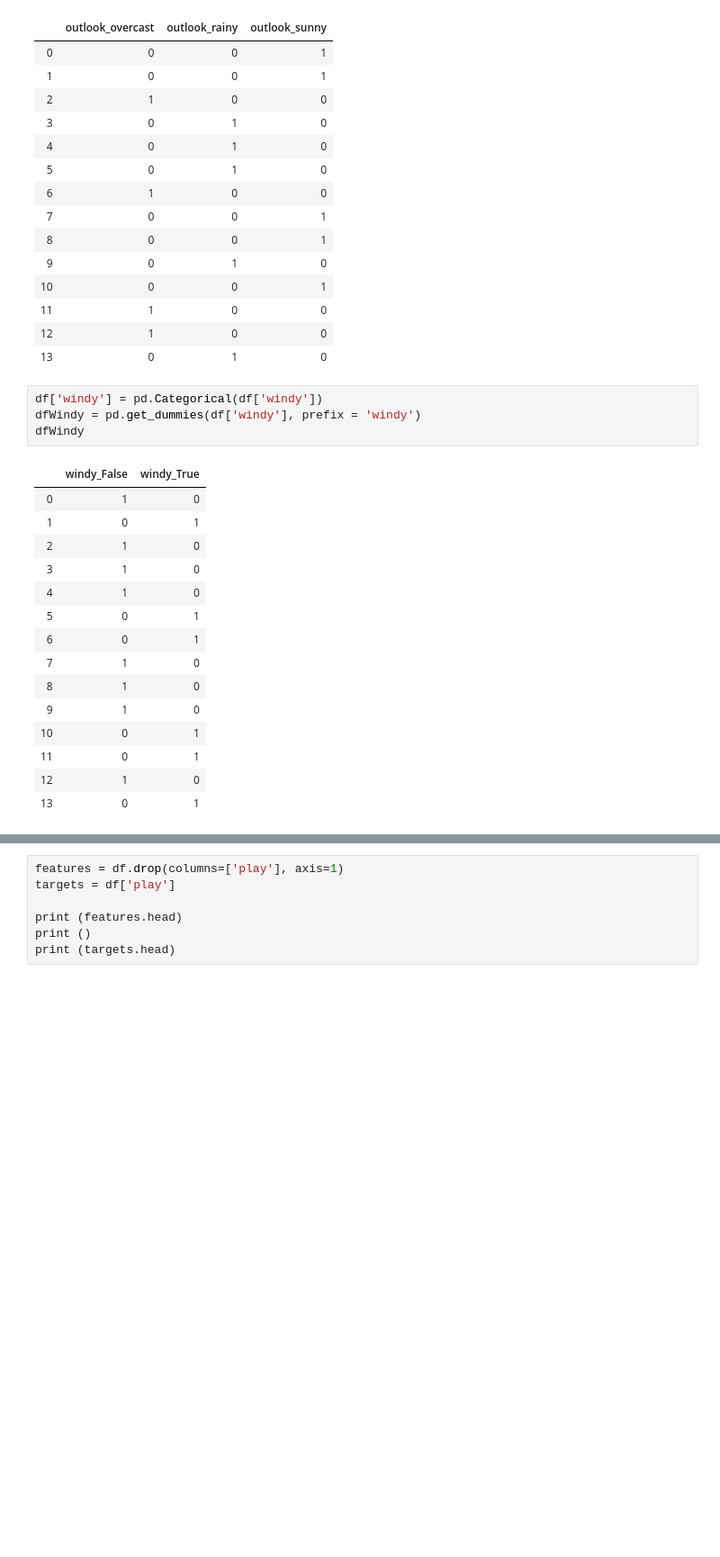
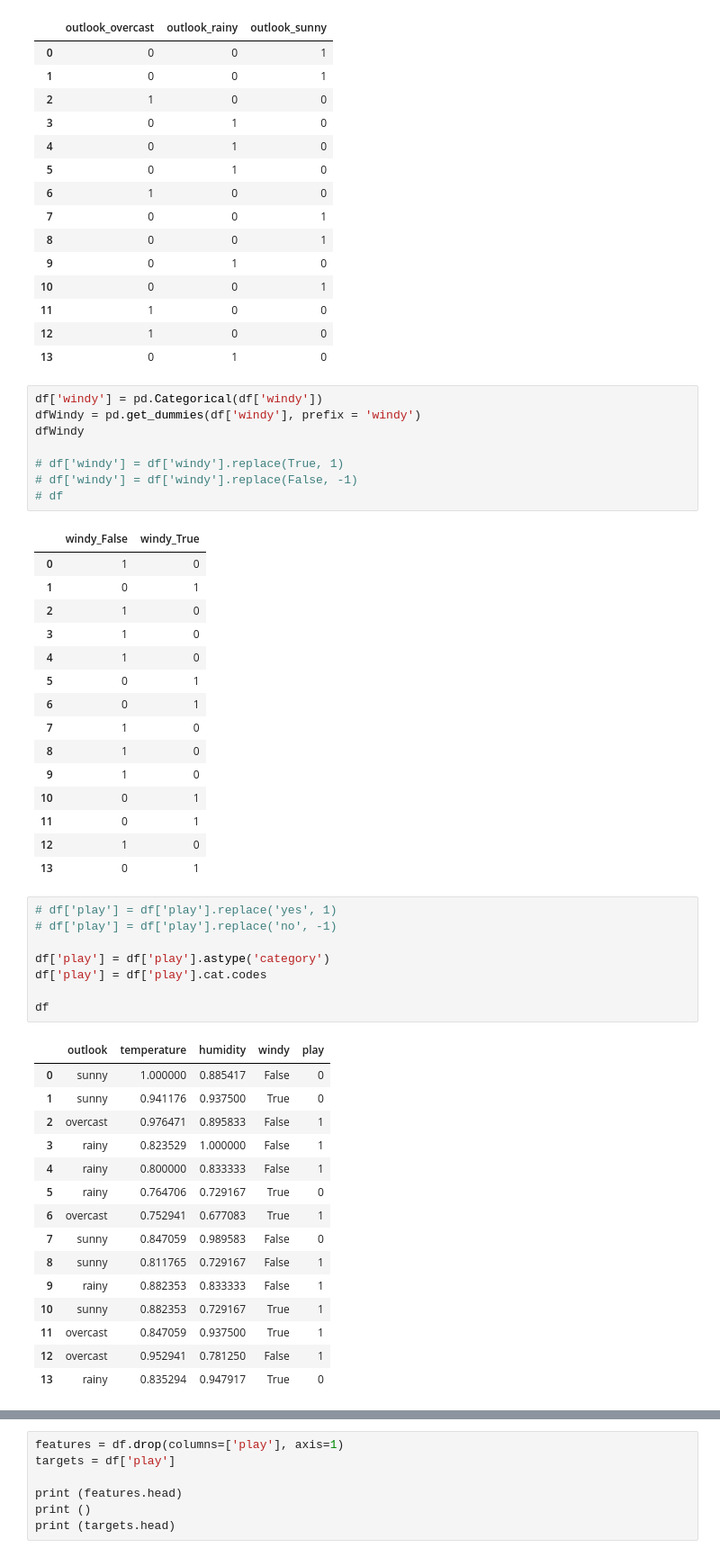
Before and after one commit to deborrrrrah/FFNN, a Jupyter notebook: Notebook Minibatch FFNN.ipynb, the cells around one changed output, grey strips where cells are left out. Shown: that part at 90% size. Cells and saved outputs as stored; diff of their text form; blank space fills up the shorter version.

```diff
--- a/Notebook Minibatch FFNN.ipynb
+++ b/Notebook Minibatch FFNN.ipynb
@@ -79,6 +79,10 @@ dfOutlook
 df['windy'] = pd.Categorical(df['windy'])
 dfWindy = pd.get_dummies(df['windy'], prefix = 'windy')
 dfWindy
+
+# df['windy'] = df['windy'].replace(True, 1)
+# df['windy'] = df['windy'].replace(False, -1)
+# df
 # %% [output]
 |  | windy_False | windy_True |
 | 0 | 1 | 0 |
@@ -95,4 +99,28 @@ dfWindy
 | 11 | 0 | 1 |
 | 12 | 1 | 0 |
 | 13 | 0 | 1 |
+# %%
+# df['play'] = df['play'].replace('yes', 1)
+# df['play'] = df['play'].replace('no', -1)
+
+df['play'] = df['play'].astype('category')
+df['play'] = df['play'].cat.codes
+
+df
+# %% [output]
+|  | outlook | temperature | humidity | windy | play |
+| 0 | sunny | 1.000000 | 0.885417 | False | 0 |
+| 1 | sunny | 0.941176 | 0.937500 | True | 0 |
+| 2 | overcast | 0.976471 | 0.895833 | False | 1 |
+| 3 | rainy | 0.823529 | 1.000000 | False | 1 |
+| 4 | rainy | 0.800000 | 0.833333 | False | 1 |
+| 5 | rainy | 0.764706 | 0.729167 | True | 0 |
+| 6 | overcast | 0.752941 | 0.677083 | True | 1 |
+| 7 | sunny | 0.847059 | 0.989583 | False | 0 |
+| 8 | sunny | 0.811765 | 0.729167 | False | 1 |
+| 9 | rainy | 0.882353 | 0.833333 | False | 1 |
+| 10 | sunny | 0.882353 | 0.729167 | True | 1 |
+| 11 | overcast | 0.847059 | 0.937500 | True | 1 |
+| 12 | overcast | 0.952941 | 0.781250 | False | 1 |
+| 13 | rainy | 0.835294 | 0.947917 | True | 0 |
 # %%
```
Also changed, not shown: parts of 5 cells of this notebook, 1 other file.
